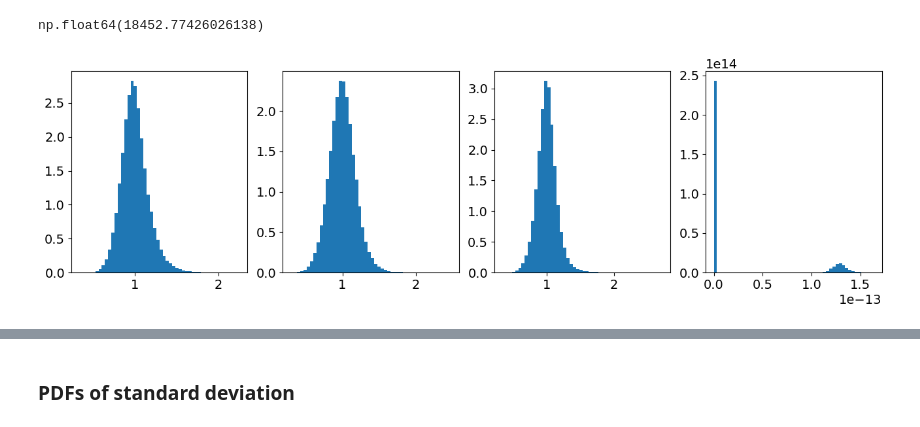
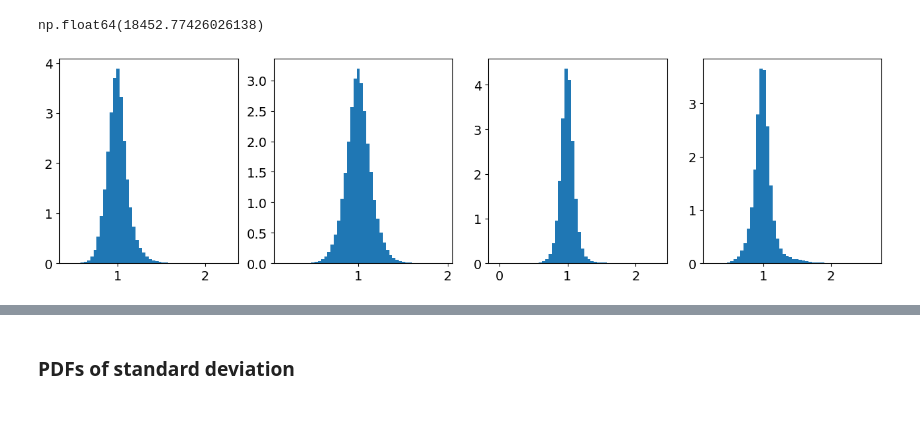
Before and after one commit to siljabl/MDCK-QPI, a Jupyter notebook: scripts/visualization/plot_hAV_correlations.ipynb, the cells around one changed output, grey strips where cells are left out. Cells and saved outputs as stored; diff of their text form; code cells hidden in the pictures.

```diff
--- a/scripts/visualization/plot_hAV_correlations.ipynb
+++ b/scripts/visualization/plot_hAV_correlations.ipynb
@@ -23,7 +23,7 @@ data_path = "../../../../hdd_data/silja/Monolayers"
 ml_to_um  = 1e12
 n_0       = Tomocube().n0
 alpha     = 0.19        # ml/g
-alpha    *= ml_to_um    # µm^3/g
+# alpha    *= ml_to_um    # µm^3/g
 
 # analysis parameters
 min_hours = 4
@@ -115,7 +115,7 @@ for dataset in datasets:
     aratio_list.append(cells.amajor[:,good_cells] / cells.aminor[:,good_cells])
 
     if microscope.name == "tomocube":
-        n_lowpass  = cells.n #apply_lowpass(cells.n, cells.n.mask, cutoff=cutoff, fs=1/frames_to_hour, order=6)
+        n_lowpass  = apply_lowpass(cells.n, cells.n.mask, cutoff=cutoff, fs=1/microscope.frame_to_h, order=6)
         concentration_list.append((n_lowpass[:,good_cells] - n_0) / alpha)
 # %% [output]
 State loaded from ../../../../hdd_data/silja/Monolayers/cell_features/calibrated/MDCK_20240301_B1-4_cells.p.
@@ -205,8 +217,13 @@ n, m = volume.shape
 for j in range(m):
     # indices of currently unmasked entries in column j
     unmasked_idx = np.where(~volume.mask[:, j])[0]
-    # take last up to 5 of them
-    to_mask = unmasked_idx[-5:]
+
+    if j < len(volume_arr[0]) - len(concentration_arr[0]):
+        # take last up to 5 of them
+        to_mask = unmasked_idx[-6:]
+    else:
+        # take last up to 5 of them
+        to_mask = unmasked_idx[-2:]
     # set those mask positions to True
     volume.mask[to_mask, j] = True
 
@@ -216,10 +233,11 @@ height_arr.mask = volume.mask
 xpos_arr.mask   = volume.mask
 ypos_arr.mask   = volume.mask
 aratio_arr.mask = volume.mask
+density_arr.mask = volume.mask
 try:
-    concentration_arr.mask = volume.mask
+    concentration_arr.mask = volume.mask[:,-len(concentration_arr[0]):]
 except:
-    None
+    print("Not doing dry mass concentration")
 
 volume_arr.data[~volume_arr.mask].max()
 # %% [output]
@@ -228,42 +246,47 @@ np.float64(18452.77426026138)
 # detrend arrays:
 detrended_height = detrend_entire_matrix(height_arr)
 detrended_area   = detrend_entire_matrix(area_arr)
 detrended_volume = detrend_entire_matrix(volume_arr)
 
-# rescaled_height = (detrended_height / np.ma.mean(detrended_height, axis=0, keepdims=True)).compressed().ravel()
-# rescaled_area   = (detrended_area   / np.ma.mean(detrended_area,   axis=0, keepdims=True)).compressed().ravel()
-# rescaled_volume = (detrended_volume / np.ma.mean(detrended_volume, axis=0, keepdims=True)).compressed().ravel()
+rescaled_height = (detrended_height / np.ma.mean(detrended_height, axis=0, keepdims=True)).compressed().ravel()
+rescaled_area   = (detrended_area   / np.ma.mean(detrended_area,   axis=0, keepdims=True)).compressed().ravel()
+rescaled_volume = (detrended_volume / np.ma.mean(detrended_volume, axis=0, keepdims=True)).compressed().ravel()
 
-rescaled_height = (height_arr / np.ma.mean(height_arr, axis=0, keepdims=True)).compressed().ravel()
-rescaled_area   = (area_arr   / np.ma.mean(area_arr,   axis=0, keepdims=True)).compressed().ravel()
-rescaled_volume = (volume_arr / np.ma.mean(volume_arr, axis=0, keepdims=True)).compressed().ravel()
+# rescaled_height = (height_arr / np.ma.mean(height_arr, axis=0, keepdims=True)).compressed().ravel()
+# rescaled_area   = (area_arr   / np.ma.mean(area_arr,   axis=0, keepdims=True)).compressed().ravel()
+# rescaled_volume = (volume_arr / np.ma.mean(volume_arr, axis=0, keepdims=True)).compressed().ravel()
 
 try:
-    rescaled_concentration  = (concentration_arr / np.ma.mean(concentration_arr, axis=0, keepdims=True)).compressed().ravel()
+    detrended_concentration = detrend_entire_matrix(concentration_arr)
+    rescaled_concentration  = (detrended_concentration / np.ma.mean(detrended_concentration, axis=0, keepdims=True)).compressed().ravel()
+
+    mass_arr = concentration_arr * volume_arr[:, -len(concentration_arr[0]):]
+    detrended_mass = detrend_entire_matrix(mass_arr)
+    rescaled_mass = (detrended_mass / np.ma.mean(detrended_mass, axis=0, keepdims=True)).compressed().ravel()
 except:
     None
 
 # plot for check
 fig, ax = plt.subplots(1,4, figsize=(16,4))
 
 # ax[0].hist(height_arr.ravel(), bins=50, density=True)
 # ax[0].hist(detrended_height.ravel(), bins=50, density=True)
 ax[0].hist(rescaled_height.ravel(), bins=50, density=True)
 
 # ax[1].hist(area_arr.ravel(), bins=50, density=True)
 # ax[1].hist(detrended_area.ravel(), bins=50, density=True)
 ax[1].hist(rescaled_area.ravel(), bins=50, density=True)
 
 # ax[2].hist(volume_arr.ravel(), bins=50, density=True)
 # ax[2].hist(detrended_volume.ravel(), bins=50, density=True)
 ax[2].hist(rescaled_volume.ravel(), bins=50, density=True)
 
 try:
-    ax[3].hist(concentration_arr.ravel(), bins=50, density=True)
+    ax[3].hist(rescaled_mass.ravel(), bins=50, density=True)
 except:
     None
 # %% [output]
-[figure, old version]
+[figure, new version]
 # %%
 # Plot correlation of h and A
 cmap = cm.davos_r
```
Also changed, not shown: parts of 19 cells of this notebook.
